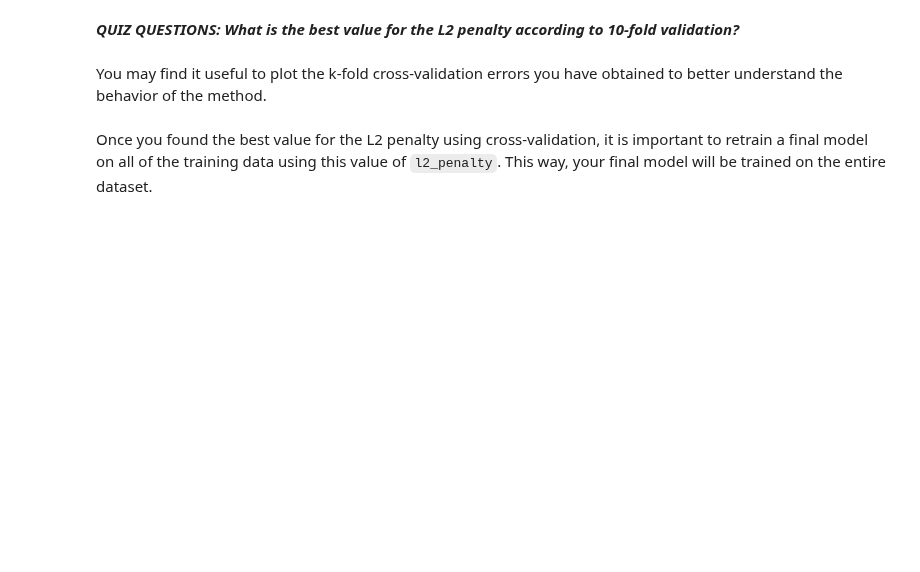
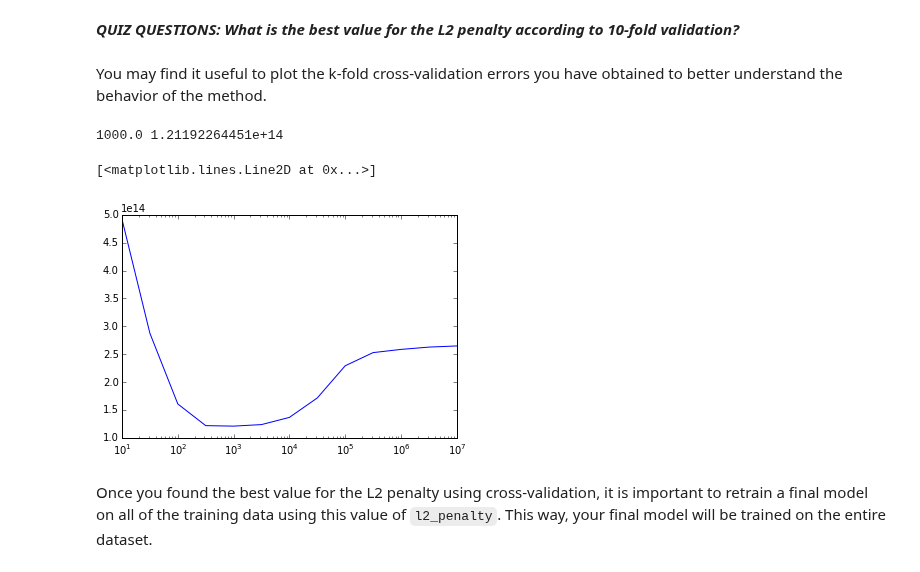
Before and after one commit to lextoumbourou/notes, a Jupyter notebook: moocs/coursera/ml-regression/exercises/week-4-ridge-regression-assignment-1.ipynb, the cells around one changed output. Cells and saved outputs as stored; diff of their text form; code cells hidden in the pictures; blank space fills up the shorter version.

Commit message:
ML Regression: Finished Week 4 Assignment 1.

```diff
--- a/moocs/coursera/ml-regression/exercises/week-4-ridge-regression-assignment-1.ipynb
+++ b/moocs/coursera/ml-regression/exercises/week-4-ridge-regression-assignment-1.ipynb
@@ -382,3 +439,25 @@ def k_fold_cross_validation(k, l2_penalty, data, output_name, features_list):
+# %%
+def remove_validation_set(data, start, end):
+    first_part = data[0:start]
+    second_part = data[end + 1:n]
+    return first_part.append(second_part)
+
+def k_fold_cross_validation(k, l2_penalty, data, output_name, features_list):
+    total_error = 0
+
+    for i in xrange(k):
+        start = (n*i)/k
+        end = (n*(i+1))/k-1
+        validation_set = data[start:end+1]
+        training_set = remove_validation_set(data, start, end)
+        model = graphlab.linear_regression.create(
+            training_set, target=output_name, features=features_list,
+            l2_penalty=l2_penalty, validation_set=None)
+        predictions = model.predict(validation_set)
+        error = predictions - validation_set[output_name]
+        total_error += (error * error).sum()
+
+    return total_error / k
 # %% [markdown]
 Once we have a function to compute the average validation error for a model, we can write a loop to find the model that minimizes the average validation error. Write a loop that does the following:
 * We will again be aiming to fit a 15th-order polynomial model using the `sqft_living` input
@@ -387,3 +466,21 @@ Once we have a function to compute the average validation error for a model, we
 * Report which L2 penalty produced the lowest average validation error.
 
 Note: since the degree of the polynomial is now fixed to 15, to make things faster, you should generate polynomial features in advance and re-use them throughout the loop. Make sure to use `train_valid_shuffled` when generating polynomial features!
+# %%
+import numpy as np
+
+lowest = float('inf')
+lowest_l2 = None
+
+poly_features = polynomial_sframe(train_valid_shuffled['sqft_living'], 15)
+features_list = poly_features.column_names()
+poly_features['price'] = train_valid_shuffled['price']
+
+all_lowest_error = []
+
+for l2_penalty in np.logspace(1, 7, num=13):
+    result = k_fold_cross_validation(10, l2_penalty, poly_features, 'price', features_list)
+    if result < lowest:
+        lowest = result
+        lowest_l2 = l2_penalty
+    all_lowest_error.append(result)
@@ -392,7 +507,15 @@ Note: since the degree of the polynomial is now fixed to 15, to make things fast
 # %% [markdown]
 You may find it useful to plot the k-fold cross-validation errors you have obtained to better understand the behavior of the method.
 # %%
+print lowest_l2, lowest
+
 # Plot the l2_penalty values in the x axis and the cross-validation error in the y axis.
 # Using plt.xscale('log') will make your plot more intuitive.
+plt.xscale('log')
+plt.plot(np.logspace(1, 7, num=13), all_lowest_error)
+# %% [output]
+1000.0 1.21192264451e+14
+[<matplotlib.lines.Line2D at 0x...>]
+[figure, added]
 # %% [markdown]
 Once you found the best value for the L2 penalty using cross-validation, it is important to retrain a final model on all of the training data using this value of `l2_penalty`.  This way, your final model will be trained on the entire dataset.
```
Also changed, not shown: parts of 15 cells of this notebook.
